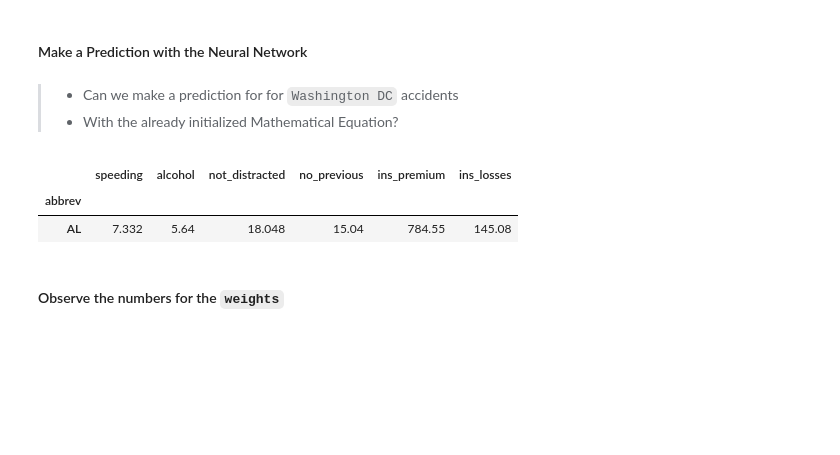
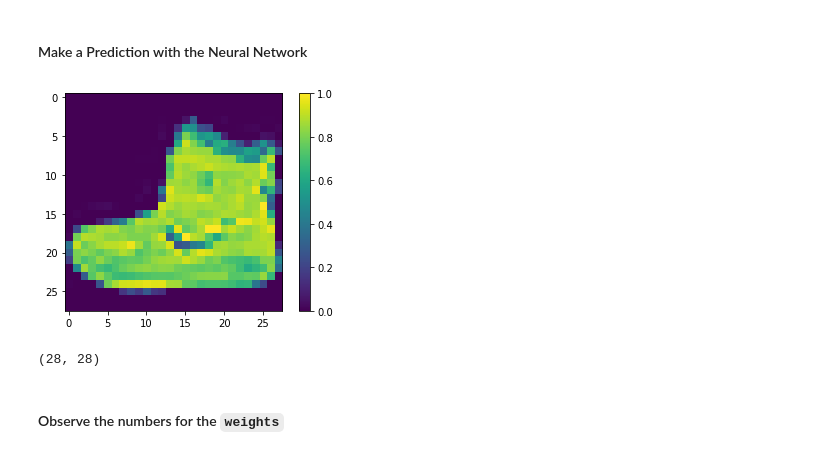
Before and after one commit to jsulopzs/resolving-python-method, a Jupyter notebook: II Machine Learning & Deep Learning/#05. Neural Networks for Classification. Part II/05session.ipynb, the cells around one changed output. Cells and saved outputs as stored; diff of their text form; code cells hidden in the pictures; blank space fills up the shorter version.

```diff
--- a/II Machine Learning & Deep Learning/#05. Neural Networks for Classification. Part II/05session.ipynb
+++ b/II Machine Learning & Deep Learning/#05. Neural Networks for Classification. Part II/05session.ipynb
@@ -80,5 +78,2 @@ model.add(layer=Dense(units=1))
 # %% [markdown]
 #### Make a Prediction with the Neural Network
-# %% [markdown]
-> - Can we make a prediction for for `Washington DC` accidents
-> - With the already initialized Mathematical Equation?
@@ -90,9 +80,15 @@ AL = X[:1]
-# %%
-AL
-# %% [output]
-|  | speeding | alcohol | not_distracted | no_previous | ins_premium | ins_losses |
-| abbrev |  |  |  |  |  |  |
-| AL | 7.332 | 5.64 | 18.048 | 15.04 | 784.55 | 145.08 |
+# %%
+plt.figure()
+plt.imshow(train_images[0])
+plt.colorbar()
+plt.grid(False)
+plt.show()
+# %% [output]
+[figure, added]
+# %%
+train_images[0].shape
+# %% [output]
+(28, 28)
 # %% [markdown]
 #### Observe the numbers for the `weights`
 # %%
```
Also changed, not shown: parts of 40 cells of this notebook, 1 other file.
